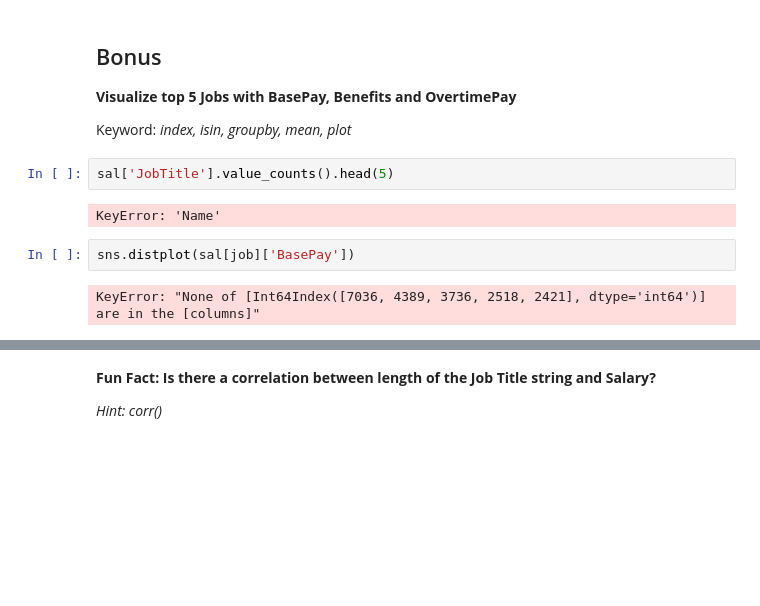
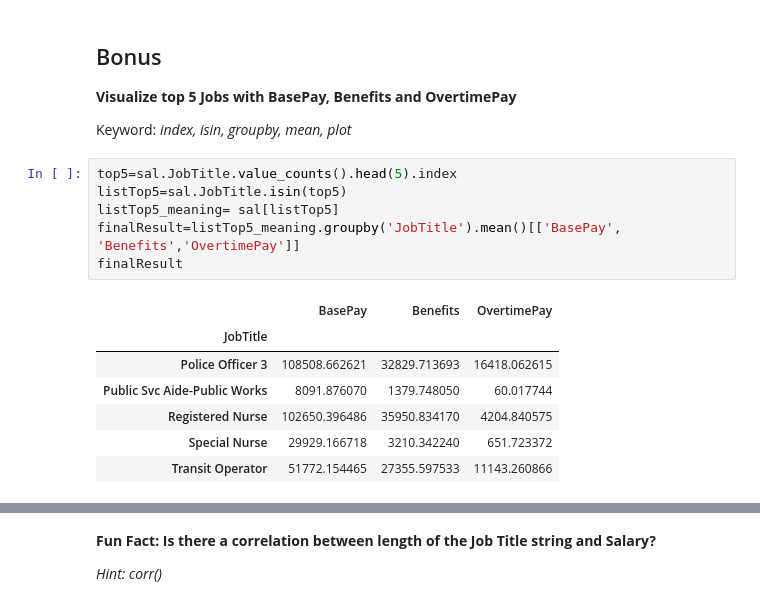
Before and after one commit to kvt0012/DS_w2, a Jupyter notebook: DAwP_Assignment_2.ipynb, the cells around one changed output, grey strips where cells are left out. Saved outputs shown, nothing was run; the diff lists cells and outputs as text; blank space fills up the shorter version.

```diff
--- a/DAwP_Assignment_2.ipynb
+++ b/DAwP_Assignment_2.ipynb
@@ -240,11 +240,17 @@ sns.distplot(sal[sal['Year']==2012]['BasePay'])
 **Visualize top 5 Jobs with BasePay, Benefits and OvertimePay**
 
 Keyword: *index, isin, groupby, mean, plot*
-# %%
-sal['JobTitle'].value_counts().head(5)
-# %% [output]
-KeyError: 'Name'
-# %%
-sns.distplot(sal[job]['BasePay'])
-# %% [output]
-KeyError: "None of [Int64Index([7036, 4389, 3736, 2518, 2421], dtype='int64')] are in the [columns]"
+# %%
+top5=sal.JobTitle.value_counts().head(5).index
+listTop5=sal.JobTitle.isin(top5)
+listTop5_meaning= sal[listTop5]
+finalResult=listTop5_meaning.groupby('JobTitle').mean()[['BasePay', 'Benefits','OvertimePay']]
+finalResult
+# %% [output]
+|  | BasePay | Benefits | OvertimePay |
+| JobTitle |  |  |  |
+| Police Officer 3 | 108508.662621 | 32829.713693 | 16418.062615 |
+| Public Svc Aide-Public Works | 8091.876070 | 1379.748050 | 60.017744 |
+| Registered Nurse | 102650.396486 | 35950.834170 | 4204.840575 |
+| Special Nurse | 29929.166718 | 3210.342240 | 651.723372 |
+| Transit Operator | 51772.154465 | 27355.597533 | 11143.260866 |
```
Also changed, not shown: parts of 3 cells of this notebook.
